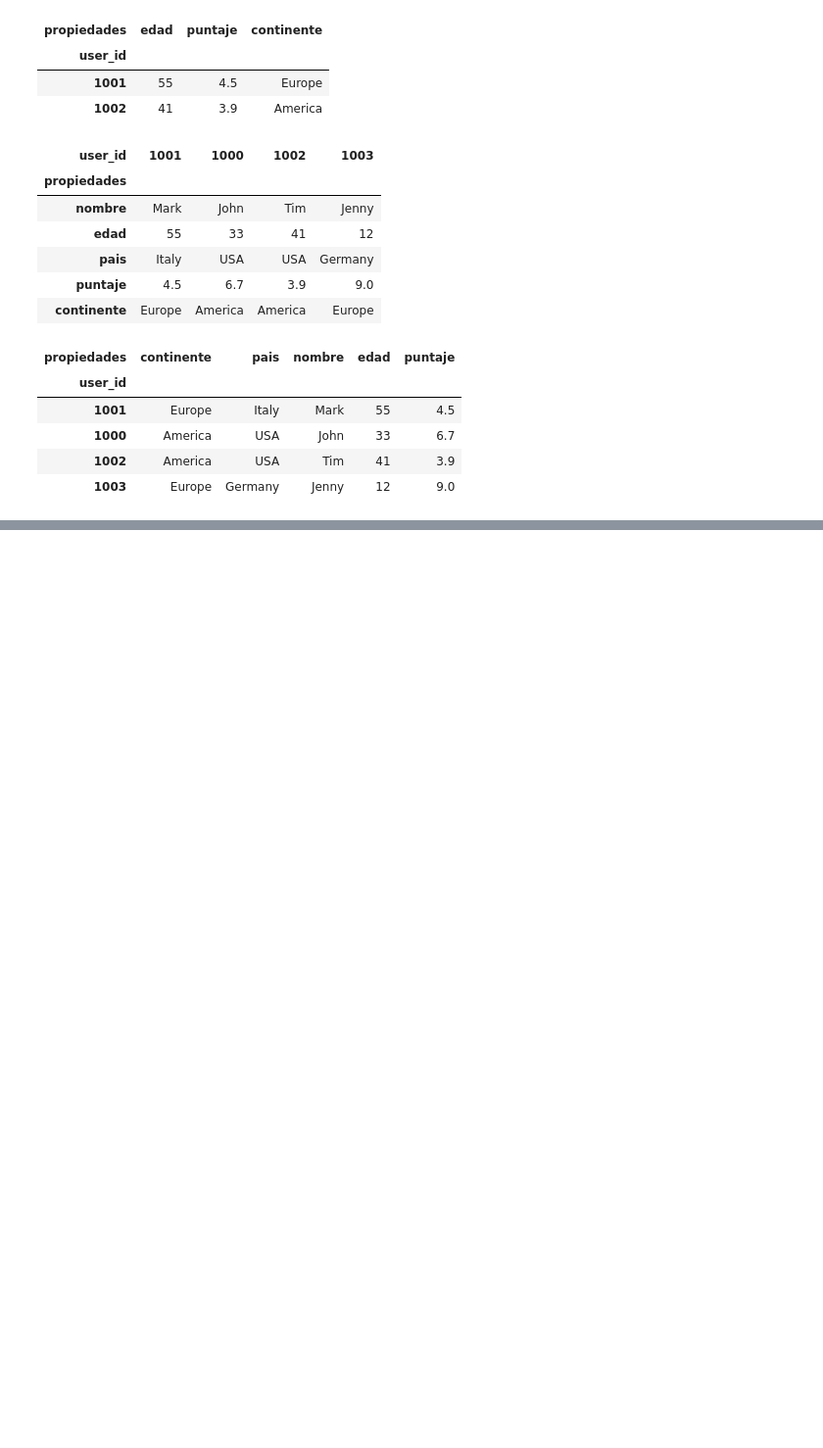
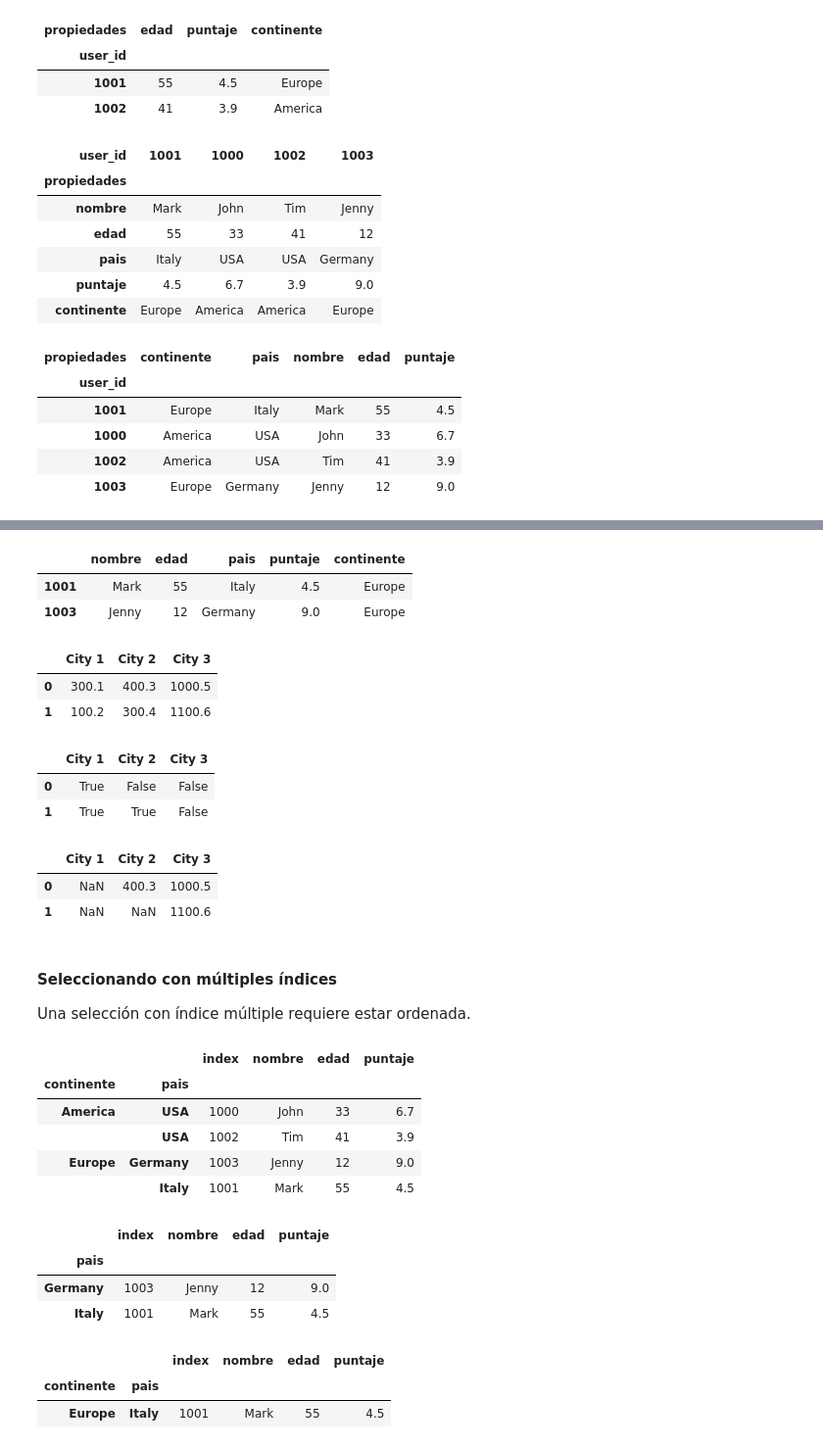
Before and after one commit to EricJDavila/PythonForExcel, a Jupyter notebook: cap0501_pandas.ipynb, the cells around one changed output, grey strips where cells are left out. Shown at 98% size. Saved outputs shown, nothing was run; the diff lists cells and outputs as text; code cells hidden in the pictures; blank space fills up the shorter version.

```diff
--- a/cap0501_pandas.ipynb
+++ b/cap0501_pandas.ipynb
@@ -196,0 +294,56 @@ La forma más común de tener acceso a los datos de DataFrame es refiriendose a
+# %%
+df.loc[df["pais"].isin(["Italy", "Germany"])]
+# %% [output]
+|  | nombre | edad | pais | puntaje | continente |
+| 1001 | Mark | 55 | Italy | 4.5 | Europe |
+| 1003 | Jenny | 12 | Germany | 9.0 | Europe |
+# %%
+#Estos valores pueden ser los volúmenes de lluvia anuales en milímetros.
+rainfall = pd.DataFrame(data={"City 1": [300.1, 100.2],
+                              "City 2": [400.3, 300.4],
+                              "City 3": [1000.5, 1100.6]})
+rainfall
+# %% [output]
+|  | City 1 | City 2 | City 3 |
+| 0 | 300.1 | 400.3 | 1000.5 |
+| 1 | 100.2 | 300.4 | 1100.6 |
+# %%
+rainfall < 400
+# %% [output]
+|  | City 1 | City 2 | City 3 |
+| 0 | True | False | False |
+| 1 | True | True | False |
+# %%
+rainfall[rainfall > 400]
+# %% [output]
+|  | City 1 | City 2 | City 3 |
+| 0 | NaN | 400.3 | 1000.5 |
+| 1 | NaN | NaN | 1100.6 |
+# %% [markdown]
+#### Seleccionando con múltiples índices
+Una selección con índice múltiple requiere estar ordenada.
+# %%
+df_multi = df.reset_index().set_index(["continente", "pais"])
+df_multi = df_multi.sort_index()
+df_multi
+# %% [output]
+|  |  | index | nombre | edad | puntaje |
+| continente | pais |  |  |  |  |
+| America | USA | 1000 | John | 33 | 6.7 |
+|  | USA | 1002 | Tim | 41 | 3.9 |
+| Europe | Germany | 1003 | Jenny | 12 | 9.0 |
+|  | Italy | 1001 | Mark | 55 | 4.5 |
+# %%
+df_multi.loc["Europe", :]
+# %% [output]
+|  | index | nombre | edad | puntaje |
+| pais |  |  |  |  |
+| Germany | 1003 | Jenny | 12 | 9.0 |
+| Italy | 1001 | Mark | 55 | 4.5 |
+# %%
+#Aplicando índices múltiples:
+df_multi.loc[("Europe", "Italy"), :]
+# %% [output]
+|  |  | index | nombre | edad | puntaje |
+| continente | pais |  |  |  |  |
+| Europe | Italy | 1001 | Mark | 55 | 4.5 |
```
Also changed, not shown: parts of 43 cells of this notebook.
